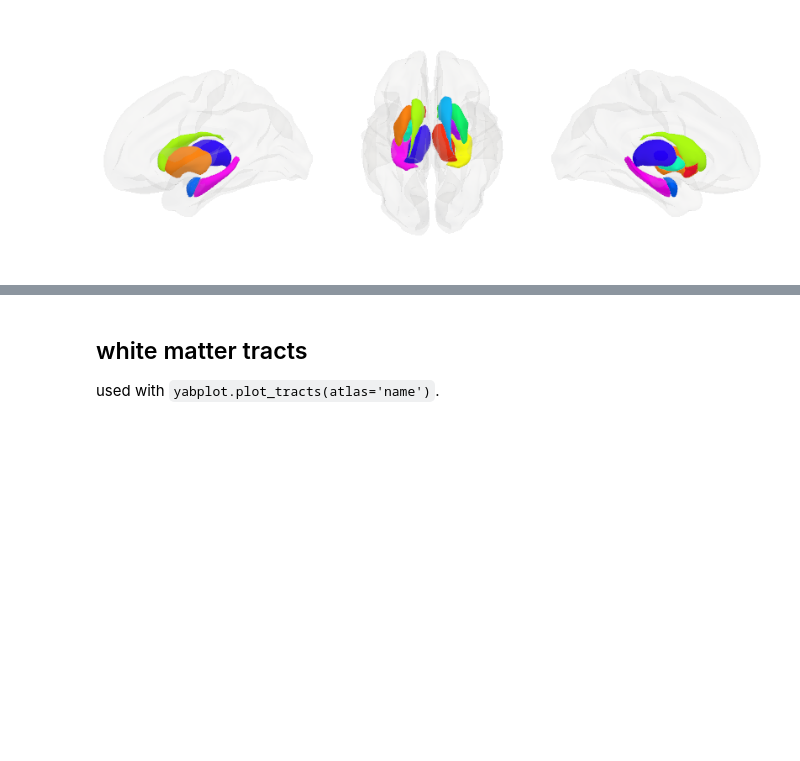
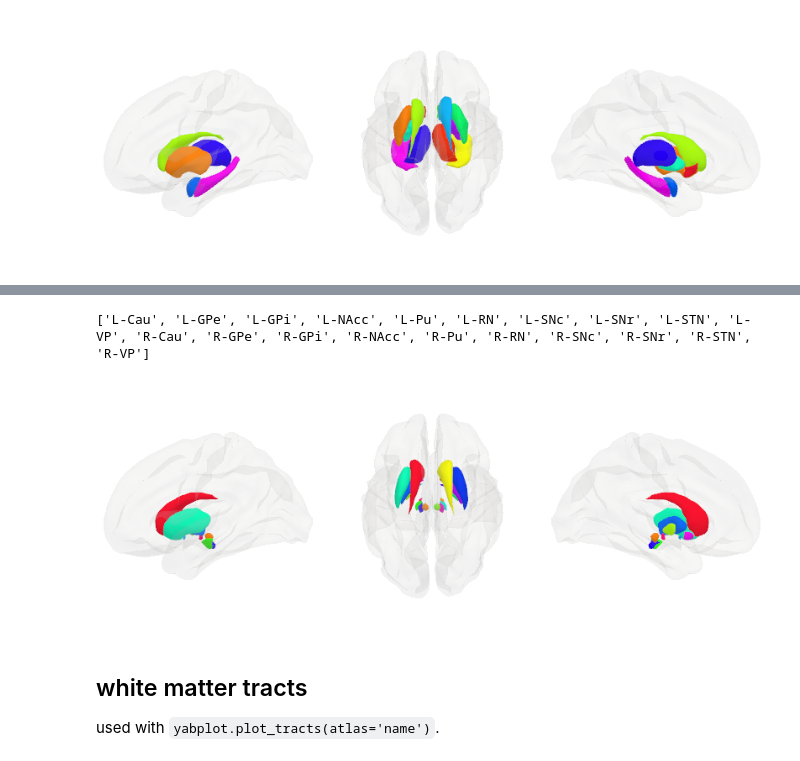
Before and after one commit to jadenecke/yabplot, a Jupyter notebook: docs/tutorials/available_atlases.ipynb, the cells around one changed output, grey strips where cells are left out. Cells and saved outputs as stored; diff of their text form; code cells hidden in the pictures; blank space fills up the shorter version.

```diff
--- a/docs/tutorials/available_atlases.ipynb
+++ b/docs/tutorials/available_atlases.ipynb
@@ -50,3 +79,9 @@ p = yab.plot_subcortical(atlas='aseg', views=['left_lateral', 'superior', 'left_
+# %%
+print(yab.get_atlas_regions('musus100_dbn', 'subcortical'))
+p = yab.plot_subcortical(atlas='musus100_dbn', views=['left_lateral', 'superior', 'left_medial'], figsize=(800, 300))
+# %% [output]
+['L-Cau', 'L-GPe', 'L-GPi', 'L-NAcc', 'L-Pu', 'L-RN', 'L-SNc', 'L-SNr', 'L-STN', 'L-VP', 'R-Cau', 'R-GPe', 'R-GPi', 'R-NAcc', 'R-Pu', 'R-RN', 'R-SNc', 'R-SNr', 'R-STN', 'R-VP']
+[figure, added]
 # %% [markdown]
 ## white matter tracts
 used with `yabplot.plot_tracts(atlas='name')`.
```
Also changed, not shown: parts of 3 cells of this notebook, 3 other files.
